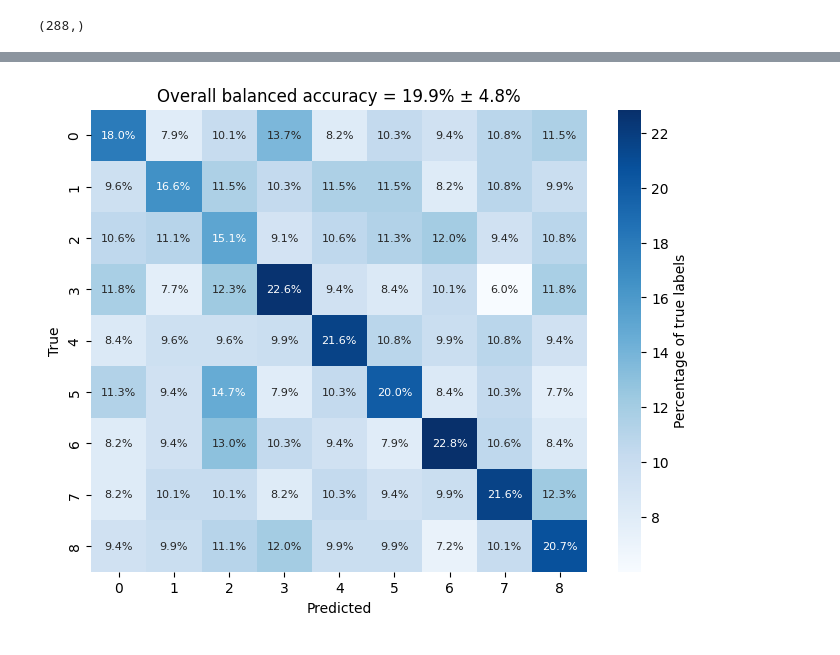
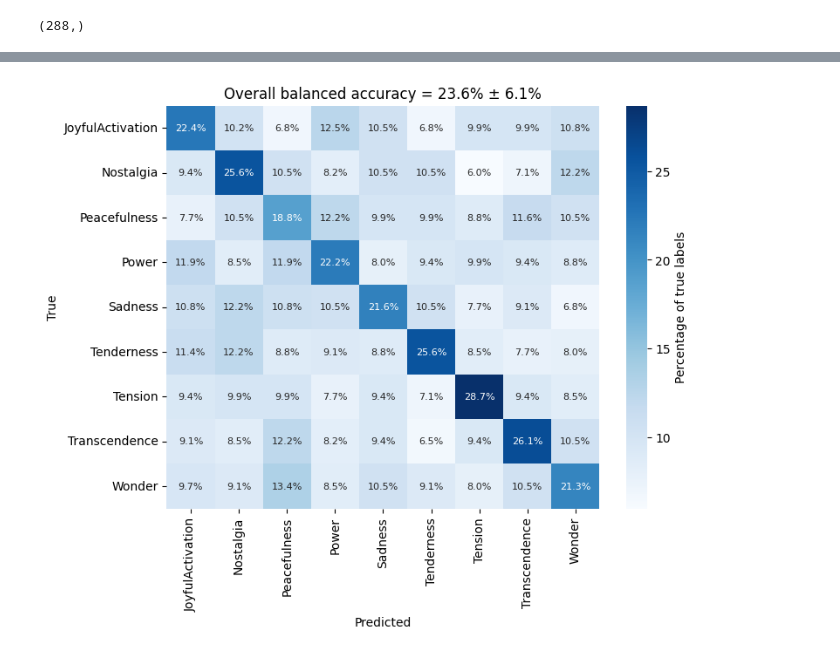
Before and after one commit to CIBIT-UC/brainplayback_task02, a Jupyter notebook: mvpa_07_bold_persub/mvpa_full.ipynb, the cells around one changed output, grey strips where cells are left out. Saved outputs shown, nothing was run; the diff lists cells and outputs as text; code cells hidden in the pictures.

```diff
--- a/mvpa_07_bold_persub/mvpa_full.ipynb
+++ b/mvpa_07_bold_persub/mvpa_full.ipynb
@@ -8,7 +8,7 @@ import os
 # define paths
 root_dir = '/Volumes/T7/BIDS-BRAINPLAYBACK-TASK2'
 fmriprep_dir = os.path.join(root_dir, 'derivatives', 'fmriprep23')
-dataset_dir  = os.path.join(root_dir, 'derivatives', 'mvpa_06_full_bold', 'features_stab_smaller')
+dataset_dir  = os.path.join(root_dir, 'derivatives', 'mvpa_08_stability_musicnoise_bold', 'features_full')
 # %%
 # list datasets and concatenate
 
@@ -55,6 +55,7 @@ from concurrent.futures import ThreadPoolExecutor
 from sklearn.metrics import confusion_matrix
 
 n_classes = 9
+class_names = ['JoyfulActivation','Nostalgia','Peacefulness','Power','Sadness','Tenderness','Tension','Transcendence','Wonder']
 n_folds = int(n_runs_per_sub)
 n_subjects = int(n_subjects)
 acc_array = np.zeros((n_subjects,n_folds))
@@ -96,7 +97,7 @@ def process_fold(ss):
         acc[ff] = (y_pred == y_test).mean()
         acc_bal[ff] = balanced_accuracy_score(y_test, y_pred)
 
-        print(clf.classes_)
+        #print(clf.classes_)
 
         # confusion matrix
         cm[...,ff] = confusion_matrix(y_test, y_pred, normalize='true')
@@ -154,15 +155,15 @@ M_annot_plot =  np.array(M_annot).reshape(M.shape)
 # %%
 import matplotlib.pyplot as plt
 import seaborn as sns
 
 plt.figure(figsize=(8, 6))
 sns.heatmap(M, annot=M_annot_plot, fmt = '', cmap='Blues',
-            #xticklabels=class_names, yticklabels=class_names,
+            xticklabels=class_names, yticklabels=class_names,
             annot_kws={"size": 8},
             cbar_kws={'label': 'Percentage of true labels'})
 plt.xlabel('Predicted')
 plt.ylabel('True')
 plt.title(f'Overall balanced accuracy = {acc_array.mean()*100:0.1f}% \u00B1 {acc_array.std()*100:0.1f}%')
 plt.show()
 # %% [output]
-[figure, old version]
+[figure, new version]
```
Also changed, not shown: parts of 4 cells of this notebook, 5 other files.
